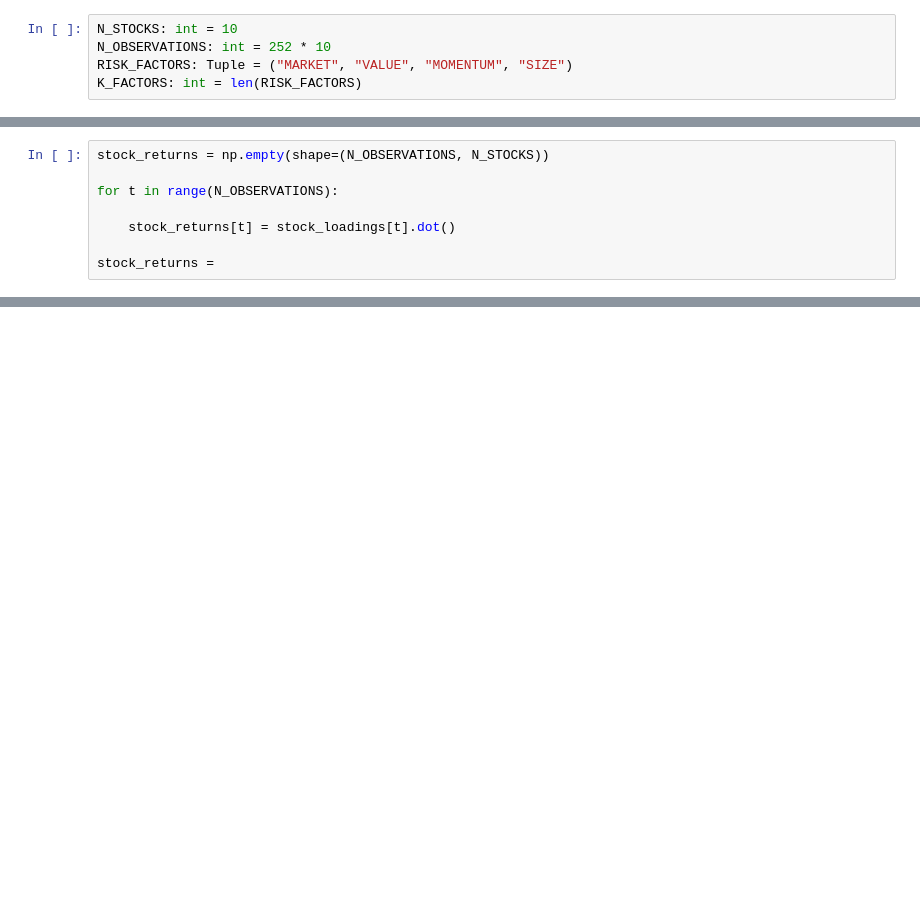
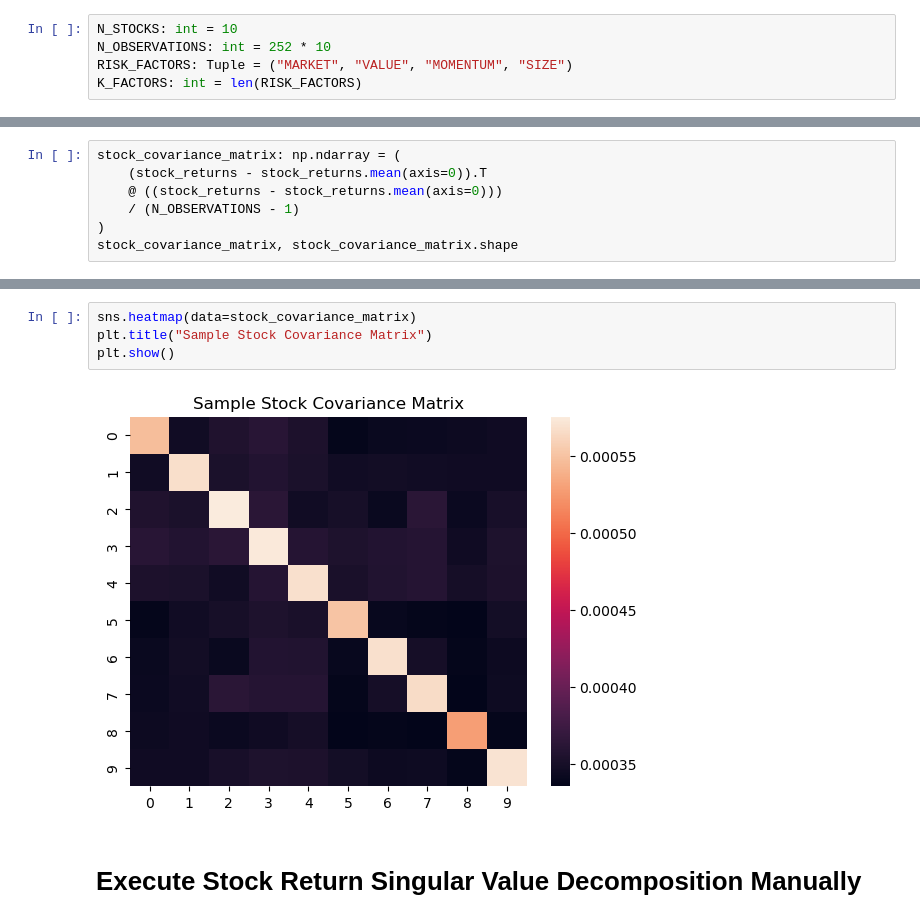
Before and after one commit to marcuskastevens/quant_research, a Jupyter notebook: pca_risk_model.ipynb, the cells around one changed output, grey strips where cells are left out. Drawn from its saved outputs; the diff is of its cells as text; blank space fills up the shorter version.

```diff
--- a/pca_risk_model.ipynb
+++ b/pca_risk_model.ipynb
@@ -107,8 +125,7 @@ plt.show()
-# %%
-stock_returns = np.empty(shape=(N_OBSERVATIONS, N_STOCKS))
-
-for t in range(N_OBSERVATIONS):
-
-    stock_returns[t] = stock_loadings[t].dot()
-
-stock_returns =
+# %%
+stock_covariance_matrix: np.ndarray = (
+    (stock_returns - stock_returns.mean(axis=0)).T
+    @ ((stock_returns - stock_returns.mean(axis=0)))
+    / (N_OBSERVATIONS - 1)
+)
+stock_covariance_matrix, stock_covariance_matrix.shape
@@ -114,0 +150,8 @@ stock_returns =
+# %%
+sns.heatmap(data=stock_covariance_matrix)
+plt.title("Sample Stock Covariance Matrix")
+plt.show()
+# %% [output]
+[figure, added]
+# %% [markdown]
+# Execute Stock Return Singular Value Decomposition Manually
```
Also changed, not shown: parts of 43 cells of this notebook, 1 other file.
